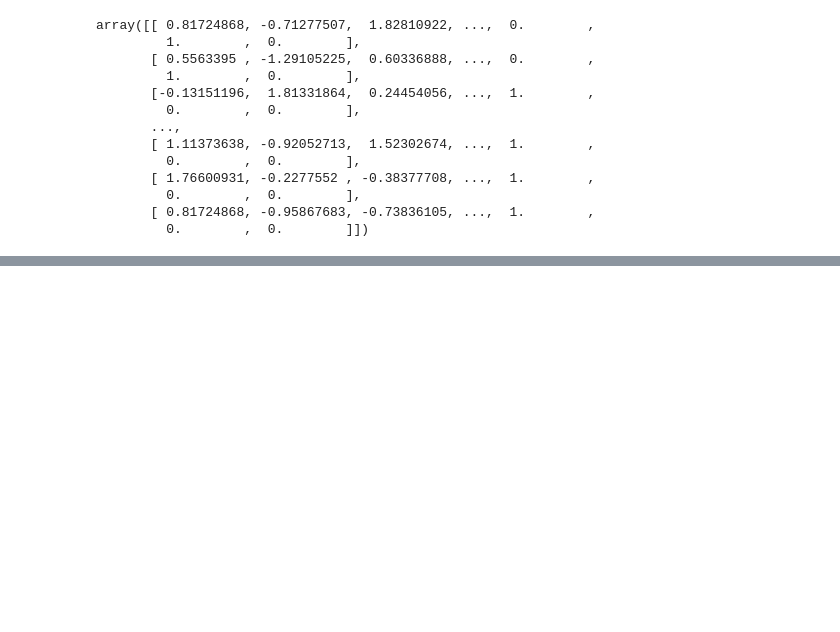
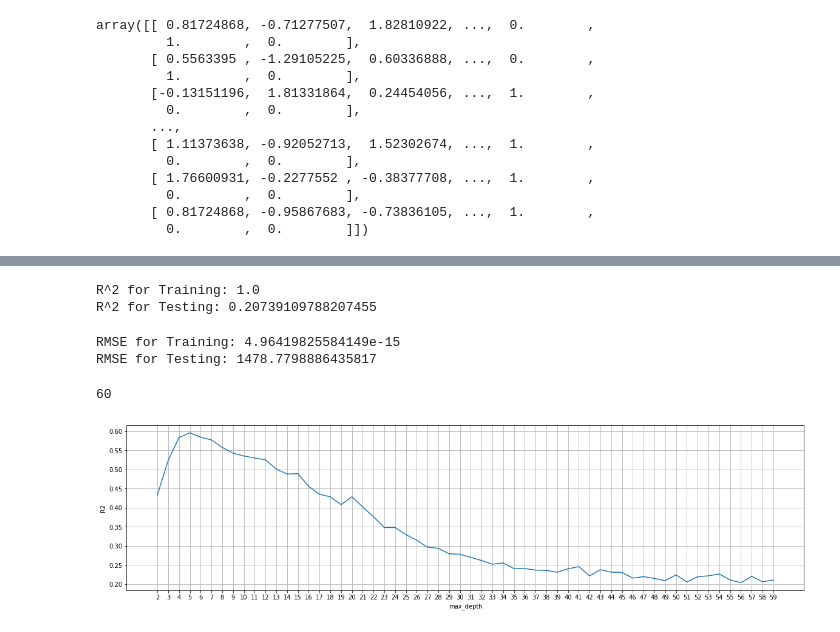
Before and after one commit to hport15/food-sales-predictions, a Jupyter notebook: food_sales_predictions.ipynb, the cells around one changed output, grey strips where cells are left out. Saved outputs shown, nothing was run; the diff lists cells and outputs as text; code cells hidden in the pictures; blank space fills up the shorter version.

```diff
--- a/food_sales_predictions.ipynb
+++ b/food_sales_predictions.ipynb
@@ -518,0 +521,13 @@ array([[ 0.81724868, -0.71277507,  1.82810922, ...,  0.        ,
+# %%
+# make linear regression model
+from sklearn.linear_model import LinearRegression
+reg = LinearRegression()
+
+# fitting training data
+reg.fit(X_train_processed, y_train)
+
+# getting R^2
+regTrainScore = reg.score(X_train_processed, y_train)
+regTestScore = reg.score(X_test_processed, y_test)
+print('R^2 for Training:', regTrainScore)
+print('R^2 for Testing:', regTestScore)
@@ -518,0 +555,58 @@ array([[ 0.81724868, -0.71277507,  1.82810922, ...,  0.        ,
+# %%
+# make regression tree model
+from sklearn.tree import DecisionTreeRegressor
+decTree = DecisionTreeRegressor()
+
+# fit model
+decTree.fit(X_train_processed, y_train)
+
+# getting R^2
+dtTrainScore = decTree.score(X_train_processed, y_train)
+dtTestScore = decTree.score(X_test_processed, y_test)
+print('R^2 for Training:', dtTrainScore)
+print('R^2 for Testing:', dtTestScore)
+# %% [output]
+R^2 for Training: 1.0
+R^2 for Testing: 0.20739109788207455
+# %%
+# getting predictions
+trainPreds2 = decTree.predict(X_train_processed)
+testPreds2 = decTree.predict(X_test_processed)
+
+mseTrain2 = mean_squared_error(y_train, trainPreds2)
+mseTest2 = mean_squared_error(y_test, testPreds2)
+
+# getting rmse values
+rmseTrain2 = np.sqrt(mean_squared_error(y_train, trainPreds2))
+rmseTest2 = np.sqrt(mseTest2)
+print('RMSE for Training:', rmseTrain2)
+print('RMSE for Testing:', rmseTest2)
+# %% [output]
+RMSE for Training: 4.96419825584149e-15
+RMSE for Testing: 1478.7798886435817
+# %%
+# determining the default parameter's depth
+decTree.get_depth()
+# %% [output]
+60
+# %%
+# Determining best max_depth for the model.
+maxDepthRange = list(range(2, 60)) # will try every value between 2 and 60 since 60 was the default's depth
+# List to store the score for each value of max_depth:
+r2 = []
+for depth in maxDepthRange:
+    decTree = DecisionTreeRegressor(max_depth=depth,
+                             random_state=42)
+    decTree.fit(X_train_processed, y_train)
+    score = decTree.score(X_test_processed, y_test)
+    r2.append(score)
+
+plt.figure(figsize=(20,5))
+plt.plot(maxDepthRange, r2)
+plt.xticks(list(range(2,60)))
+plt.grid(visible=True, axis='both')
+plt.xlabel('max_depth')
+plt.ylabel('R2');
+# best max_depth = 5
+# %% [output]
+[figure, added]
```
Also changed, not shown: parts of 6 cells of this notebook.
